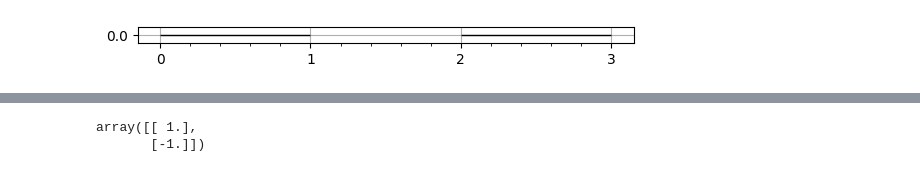
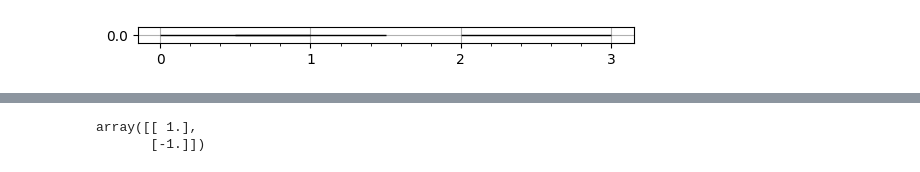
Before and after one commit to shaoyuancc/large_gcs, a Jupyter notebook: explorations/1d_polycontain_exploration.ipynb, the cells around one changed output, grey strips where cells are left out. Saved outputs shown, nothing was run; the diff lists cells and outputs as text; code cells hidden in the pictures.

```diff
--- a/explorations/1d_polycontain_exploration.ipynb
+++ b/explorations/1d_polycontain_exploration.ipynb
@@ -13,6 +13,7 @@ from large_gcs.domination_checkers.ah_containment_domination_checker import (
     AHContainmentDominationChecker,
 )
 
+
 def create_simple_1d_graph() -> Graph:
     dim = 1
     # Convex sets
@@ -21,6 +22,8 @@ def create_simple_1d_graph() -> Graph:
         Polyhedron.from_vertices([[0], [1]]),
         # t
         Polyhedron.from_vertices([[2], [3]]),
+        # p0
+        Polyhedron.from_vertices([[0.5], [1.5]]),
     )
 
     # Vertex names
@@ -39,32 +42,32 @@ def create_simple_1d_graph() -> Graph:
 
     # Edges
     hor_edges = {
         "s": ("t",),
+        "p0": ("t",),
     }
 
     def add_edges(edges, constraints):
         for u, vs in edges.items():
             for v in vs:
                 # print(f"Adding edge {u} -> {v}")
                 G.add_edge(Edge(u, v, constraints=constraints))
 
     add_edges(hor_edges, None)
     return G
-
 
 
 G = create_simple_1d_graph()
 G.plot_sets()
 # G.plot_edges()
 # G.plot_set_labels()
 import matplotlib.pyplot as plt
 
 # Setting major and minor ticks
 ax = plt.gca()  # Get current axis
 ax.xaxis.set_major_locator(plt.MultipleLocator(1))  # Major ticks at every 1
 ax.xaxis.set_minor_locator(plt.MultipleLocator(0.2))  # Minor ticks at every 0.2
 ax.yaxis.set_major_locator(plt.MultipleLocator(0.5))
 ax.yaxis.set_minor_locator(plt.MultipleLocator(0.1))
 plt.grid()
 # %% [output]
-[figure, old version]
+[figure, new version]
```
Also changed, not shown: parts of 11 cells of this notebook, 3 other files.
